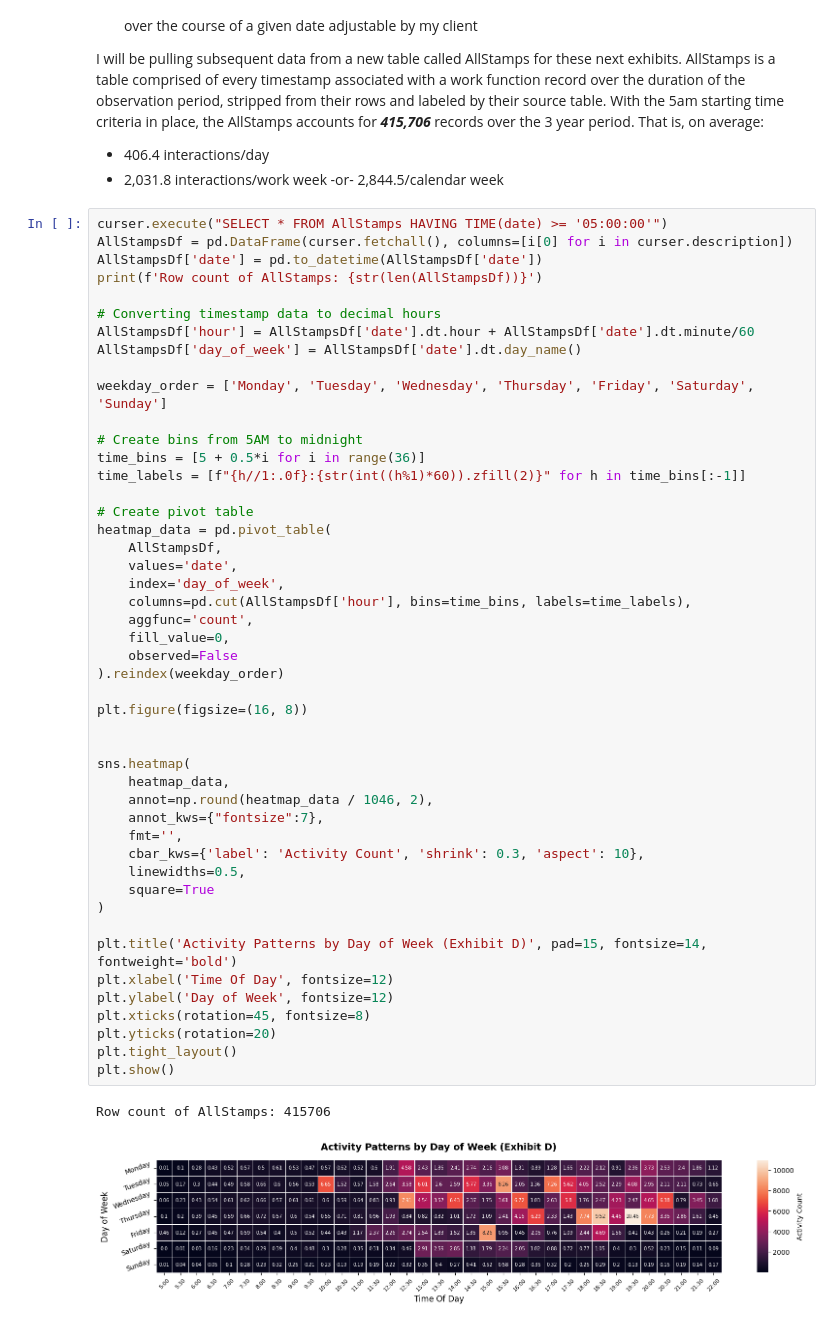
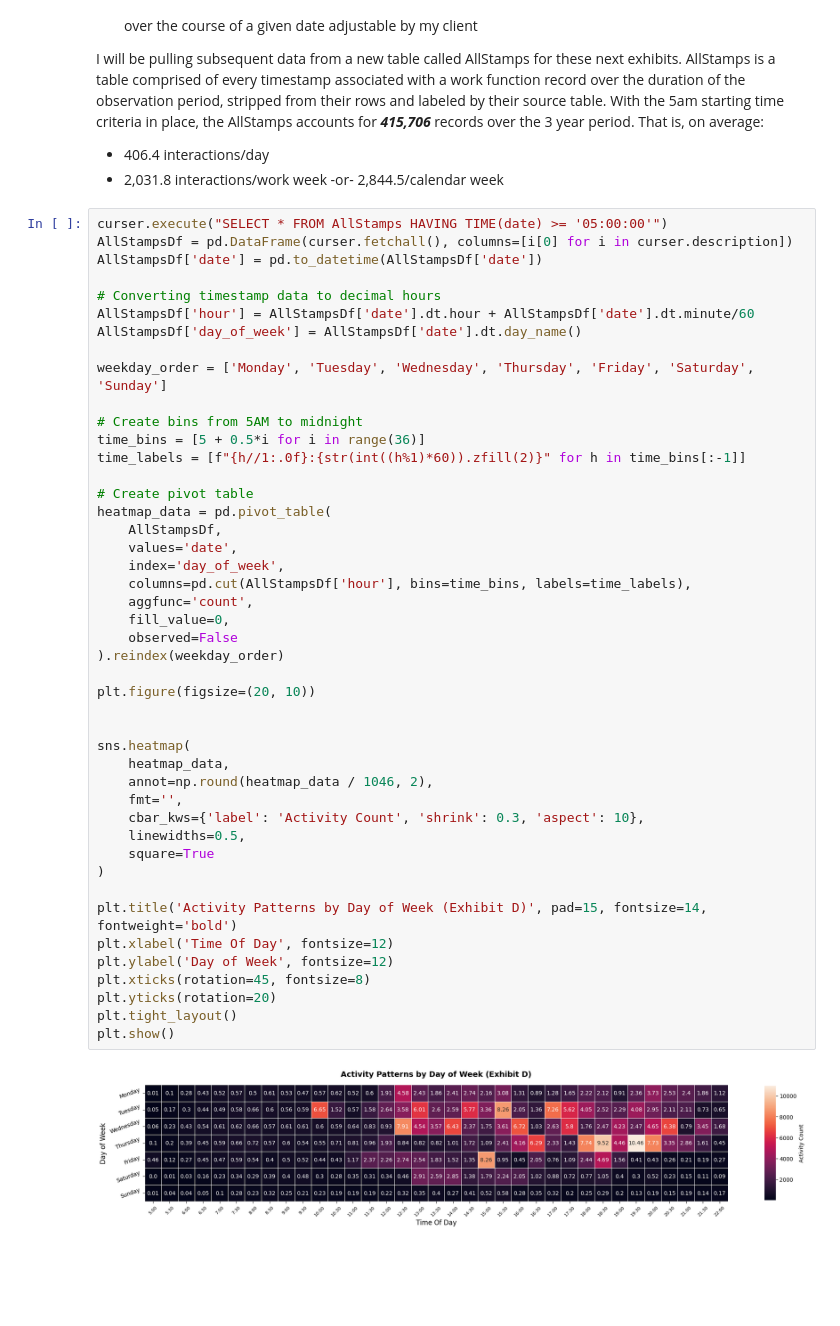
Before and after one commit to SB0912/Consulting-Portfolio, a Jupyter notebook: HvT.ipynb, the cells around one changed output. Drawn from its saved outputs; the diff is of its cells as text; blank space fills up the shorter version.

```diff
--- a/HvT.ipynb
+++ b/HvT.ipynb
@@ -390,7 +389,6 @@ I will be pulling subsequent data from a new table called AllStamps for these ne
 curser.execute("SELECT * FROM AllStamps HAVING TIME(date) >= '05:00:00'")
 AllStampsDf = pd.DataFrame(curser.fetchall(), columns=[i[0] for i in curser.description])
 AllStampsDf['date'] = pd.to_datetime(AllStampsDf['date'])
-print(f'Row count of AllStamps: {str(len(AllStampsDf))}')
 
 # Converting timestamp data to decimal hours
 AllStampsDf['hour'] = AllStampsDf['date'].dt.hour + AllStampsDf['date'].dt.minute/60
@@ -405,35 +403,33 @@ time_labels = [f"{h//1:.0f}:{str(int((h%1)*60)).zfill(2)}" for h in time_bins[:-
 # Create pivot table
 heatmap_data = pd.pivot_table(
     AllStampsDf,
     values='date',
     index='day_of_week',
     columns=pd.cut(AllStampsDf['hour'], bins=time_bins, labels=time_labels),
     aggfunc='count',
     fill_value=0,
     observed=False
 ).reindex(weekday_order)
 
-plt.figure(figsize=(16, 8))
+plt.figure(figsize=(20, 10))
 
 
 sns.heatmap(
     heatmap_data,
     annot=np.round(heatmap_data / 1046, 2),
-    annot_kws={"fontsize":7},
     fmt='',
     cbar_kws={'label': 'Activity Count', 'shrink': 0.3, 'aspect': 10},
     linewidths=0.5,
     square=True
 )
 
 plt.title('Activity Patterns by Day of Week (Exhibit D)', pad=15, fontsize=14, fontweight='bold')
 plt.xlabel('Time Of Day', fontsize=12)
 plt.ylabel('Day of Week', fontsize=12)
 plt.xticks(rotation=45, fontsize=8)
 plt.yticks(rotation=20)
 plt.tight_layout()
 plt.show()
 # %% [output]
-Row count of AllStamps: 415706
-[figure, old version]
+[figure, new version]
 # %%
```
Also changed, not shown: parts of 6 cells of this notebook.
